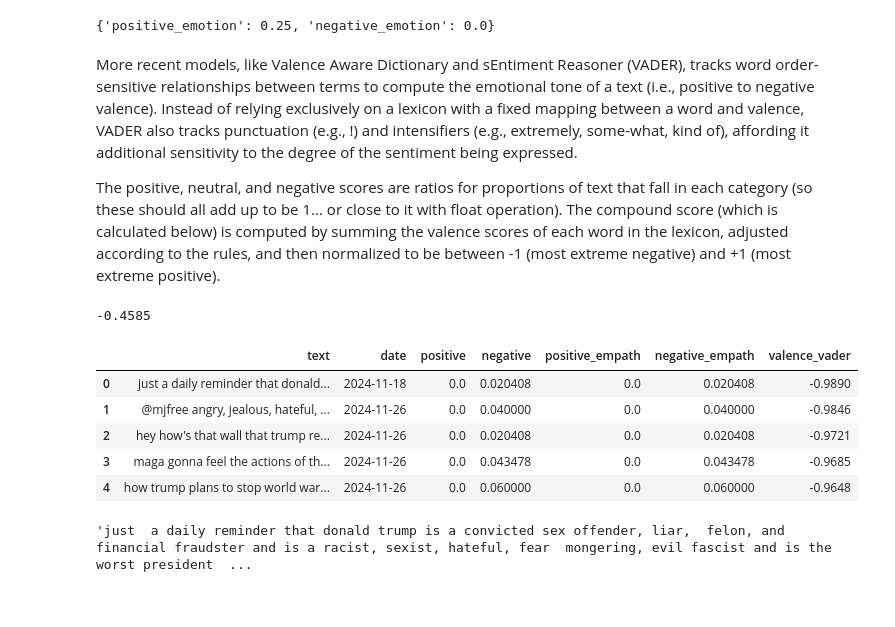
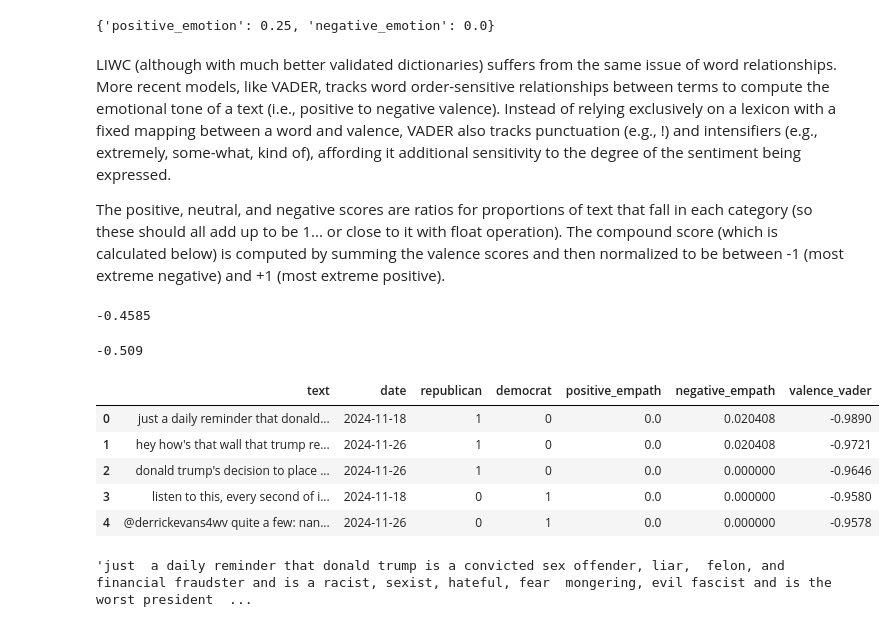
Before and after one commit to zimingcheng/NLP_workshop, a Jupyter notebook: NLP workshop.ipynb, the cells around one changed output. Drawn from its saved outputs; the diff is of its cells as text; code cells hidden in the pictures.

```diff
--- a/NLP workshop.ipynb
+++ b/NLP workshop.ipynb
@@ -95,5 +119,5 @@ data['positive_empath'], data['negative_empath'] = zip(*data['text'].apply(senti
 # %%
 # tweets with the most positive words
-data = data.sort_values(by=['positive_empath'], ascending=False).reset_index(drop=True)
-data.head()
+df = df.sort_values(by=['positive_empath'], ascending=False).reset_index(drop=True)
+df.head()
 # %% [output]
@@ -106,5 +130,5 @@ data.head()
 # %%
 # tweets with the most negative words
-data = data.sort_values(by=['negative_empath'], ascending=False).reset_index(drop=True)
-data.head()
+df = df.sort_values(by=['negative_empath'], ascending=False).reset_index(drop=True)
+df.head()
 # %% [output]
@@ -121,30 +146,35 @@ lexicon.analyze('I am not happy', categories=["positive_emotion","negative_emoti
 # %% [output]
 {'positive_emotion': 0.25, 'negative_emotion': 0.0}
 # %% [markdown]
-More recent models, like Valence Aware Dictionary and sEntiment Reasoner (VADER), tracks word order-sensitive relationships between terms to compute the emotional tone of a text (i.e., positive to negative valence). Instead of relying exclusively on a lexicon with a fixed mapping between a word and valence, VADER also tracks punctuation (e.g., !) and intensifiers (e.g., extremely, some-what, kind of), affording it additional sensitivity to the degree of the sentiment being expressed.
+LIWC (although with much better validated dictionaries) suffers from the same issue of word relationships. More recent models, like VADER, tracks word order-sensitive relationships between terms to compute the emotional tone of a text (i.e., positive to negative valence). Instead of relying exclusively on a lexicon with a fixed mapping between a word and valence, VADER also tracks punctuation (e.g., !) and intensifiers (e.g., extremely, some-what, kind of), affording it additional sensitivity to the degree of the sentiment being expressed.
 
-The positive, neutral, and negative scores are ratios for proportions of text that fall in each category (so these should all add up to be 1... or close to it with float operation). The compound score (which is calculated below) is computed by summing the valence scores of each word in the lexicon, adjusted according to the rules, and then normalized to be between -1 (most extreme negative) and +1 (most extreme positive).
+The positive, neutral, and negative scores are ratios for proportions of text that fall in each category (so these should all add up to be 1... or close to it with float operation). The compound score (which is calculated below) is computed by summing the valence scores and then normalized to be between -1 (most extreme negative) and +1 (most extreme positive).
 # %%
 analyzer = SentimentIntensityAnalyzer()
 result = analyzer.polarity_scores('I am not happy')
 result['compound'] # 1 is positive, -1 is negative
 # %% [output]
 -0.4585
+# %%
+result = analyzer.polarity_scores('I am not happy!')
+result['compound']
+# %% [output]
+-0.509
 # %%
 def sentiment_vader(text):
   result = analyzer.polarity_scores(text) #linguistic feature analysis
   return result['compound']
 # %%
-data['valence_vader'] = data['text'].apply(sentiment_vader)
+df['valence_vader'] = df['text'].apply(sentiment_vader)
 # %%
-data = data.sort_values(by=['valence_vader'], ascending=True).reset_index(drop=True)
-data.head()
+df = df.sort_values(by=['valence_vader'], ascending=True).reset_index(drop=True)
+df.head()
 # %% [output]
-|  | text | date | positive | negative | positive_empath | negative_empath | valence_vader |
-| 0 | just a daily reminder that donald... | 2024-11-18 | 0.0 | 0.020408 | 0.0 | 0.020408 | -0.9890 |
-| 1 | @mjfree angry, jealous, hateful, ... | 2024-11-26 | 0.0 | 0.040000 | 0.0 | 0.040000 | -0.9846 |
-| 2 | hey how's that wall that trump re... | 2024-11-26 | 0.0 | 0.020408 | 0.0 | 0.020408 | -0.9721 |
-| 3 | maga gonna feel the actions of th... | 2024-11-26 | 0.0 | 0.043478 | 0.0 | 0.043478 | -0.9685 |
-| 4 | how trump plans to stop world war... | 2024-11-26 | 0.0 | 0.060000 | 0.0 | 0.060000 | -0.9648 |
+|  | text | date | republican | democrat | positive_empath | negative_empath | valence_vader |
+| 0 | just a daily reminder that donald... | 2024-11-18 | 1 | 0 | 0.0 | 0.020408 | -0.9890 |
+| 1 | hey how's that wall that trump re... | 2024-11-26 | 1 | 0 | 0.0 | 0.020408 | -0.9721 |
+| 2 | donald trump's decision to place ... | 2024-11-26 | 1 | 0 | 0.0 | 0.000000 | -0.9646 |
+| 3 | listen to this, every second of i... | 2024-11-18 | 0 | 1 | 0.0 | 0.000000 | -0.9580 |
+| 4 | @derrickevans4wv quite a few: nan... | 2024-11-26 | 0 | 1 | 0.0 | 0.000000 | -0.9578 |
 # %%
 # the most negative tweet
```
Also changed, not shown: parts of 58 cells of this notebook.
